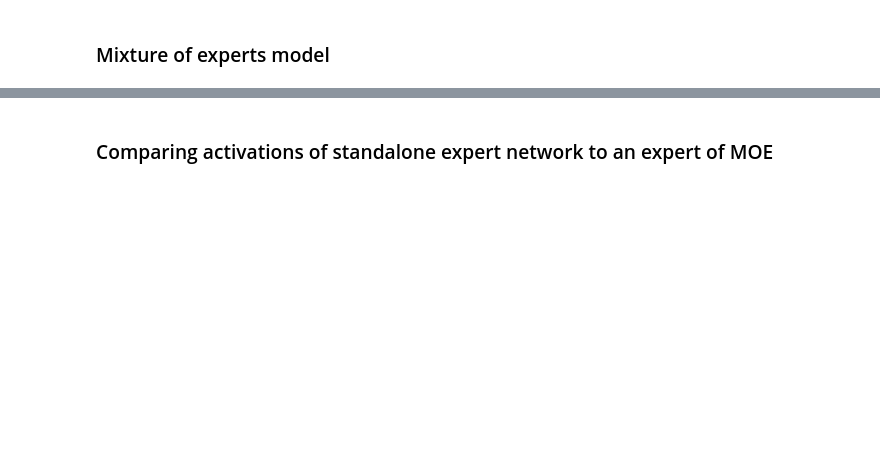
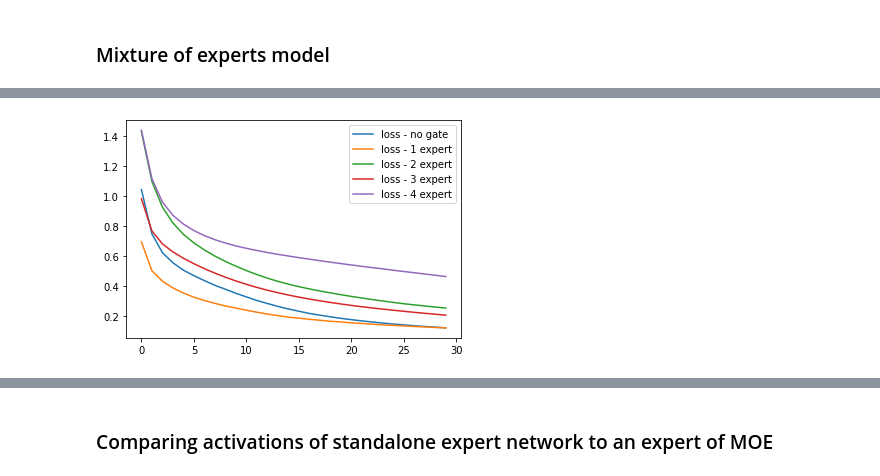
Before and after one commit to yamsgithub/modular_deep_learning, a Jupyter notebook: iris.ipynb, the cells around one changed output, grey strips where cells are left out. Cells and saved outputs as stored; diff of their text form; code cells hidden in the pictures; blank space fills up the shorter version.

```diff
--- a/iris.ipynb
+++ b/iris.ipynb
@@ -416,0 +443,10 @@ Epoch 1/30
+# %%
+# With selector expectation
+models = {}
+total_experts = 4
+for num_experts in range(1, total_experts+1):
+    K.clear_session()
+    moe_model = create_moe_model(num_experts)
+    moe_history = run_moe(moe_model)
+    if models.get(num_experts) is None:
+        models[num_experts] = {'history': moe_history, 'model': moe_model}
@@ -416,0 +471,11 @@ Epoch 1/30
+# %%
+# With stochastic selector
+models = {}
+total_experts = 4
+for num_experts in range(1, total_experts+1):
+    print('Number of Experts: ', num_experts)
+    K.clear_session()
+    moe_model = create_moe_model(num_experts, selector_stochastic, stoch=True)
+    moe_history = run_moe(moe_model, model_loss)
+    if models.get(num_experts) is None:
+        models[num_experts] = {'history': moe_history, 'model': moe_model}
@@ -416,0 +1054,11 @@ Epoch 1/30
+# %%
+plt.plot(range(len(simple_model_history['loss'])), simple_model_history['loss'])
+labels = ['loss - no gate']
+for num_experts in range(1, 5):
+    plt.plot(range(len(models[num_experts]['history']['loss'])), models[num_experts]['history']['loss'])
+    labels.append('loss - ' +str(num_experts)+' expert')
+plt.legend(labels)
+plt.savefig('figures/loss_moe_exp.png')
+plt.show()
+# %% [output]
+[figure, added]
```
Also changed, not shown: parts of 74 cells of this notebook.
